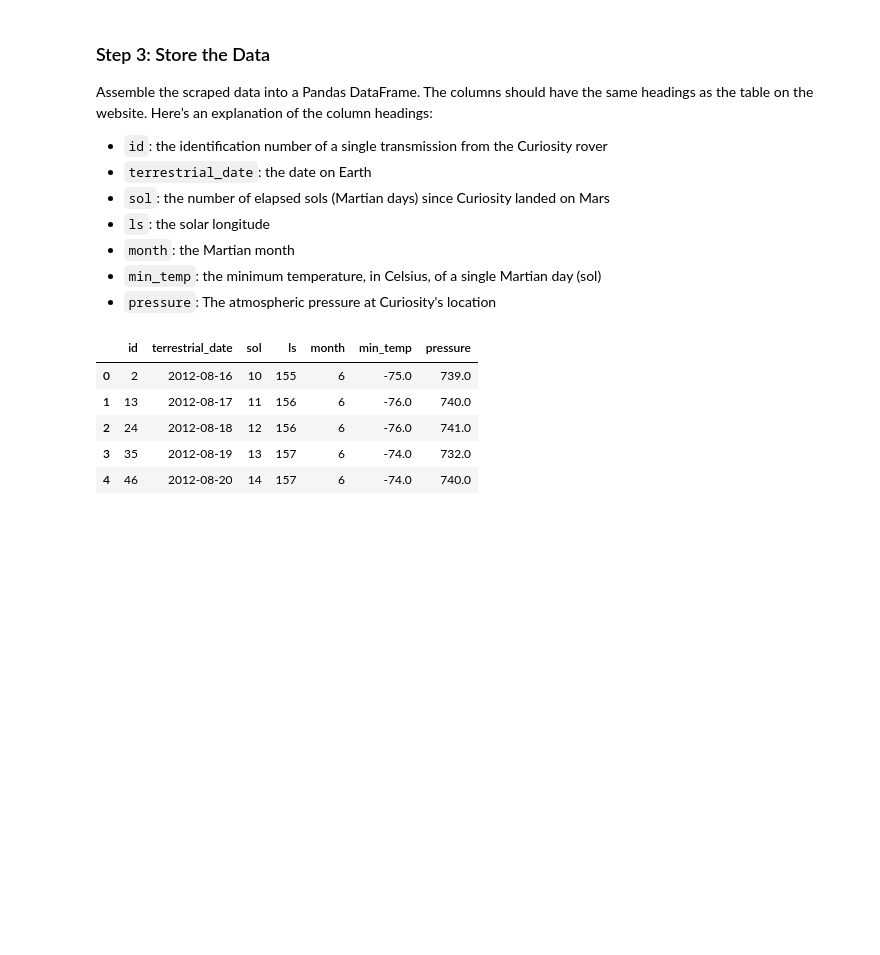
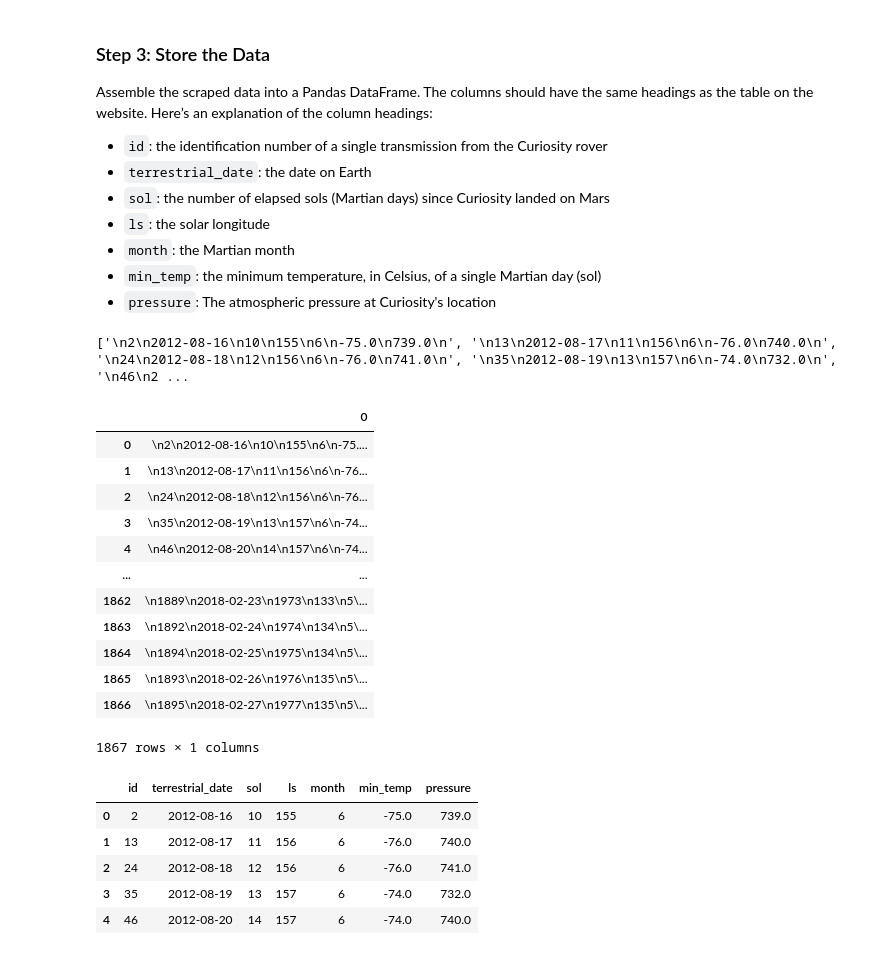
Before and after one commit to yeagernolan19/data_collection_challange, a Jupyter notebook: part_2_mars_weather.ipynb, the cells around one changed output. Drawn from its saved outputs; the diff is of its cells as text; code cells hidden in the pictures; blank space fills up the shorter version.

```diff
--- a/part_2_mars_weather.ipynb
+++ b/part_2_mars_weather.ipynb
@@ -29,3 +23,4 @@ Note that this can also be achieved by using the Pandas `read_html` function. Ho
 # %%
 # Create a Beautiful Soup Object
+html = browser.html
 soup=soup(html)
@@ -34,2 +27,4 @@ NameError: name 'html' is not defined
 # %%
 # Extract all rows of data
+data=soup.find_all('tr',class_='data-row')
+data
@@ -47,10 +60,29 @@ Assemble the scraped data into a Pandas DataFrame. The columns should have the s
 * `pressure`: The atmospheric pressure at Curiosity's location
 # %%
 # Create an empty list
-
+rows=[]
 # Loop through the scraped data to create a list of rows
+for row in data:
+    rows.append(row.text)
+# %% [output]
+['\n2\n2012-08-16\n10\n155\n6\n-75.0\n739.0\n', '\n13\n2012-08-17\n11\n156\n6\n-76.0\n740.0\n', '\n24\n2012-08-18\n12\n156\n6\n-76.0\n741.0\n', '\n35\n2012-08-19\n13\n157\n6\n-74.0\n732.0\n', '\n46\n2 ...
 # %%
 # Create a Pandas DataFrame by using the list of rows and a list of the column names
+pd.DataFrame(rows)
+# %% [output]
+|  | 0 |
+| 0 | \n2\n2012-08-16\n10\n155\n6\n-75.... |
+| 1 | \n13\n2012-08-17\n11\n156\n6\n-76... |
+| 2 | \n24\n2012-08-18\n12\n156\n6\n-76... |
+| 3 | \n35\n2012-08-19\n13\n157\n6\n-74... |
+| 4 | \n46\n2012-08-20\n14\n157\n6\n-74... |
+| ... | ... |
+| 1862 | \n1889\n2018-02-23\n1973\n133\n5\... |
+| 1863 | \n1892\n2018-02-24\n1974\n134\n5\... |
+| 1864 | \n1894\n2018-02-25\n1975\n134\n5\... |
+| 1865 | \n1893\n2018-02-26\n1976\n135\n5\... |
+| 1866 | \n1895\n2018-02-27\n1977\n135\n5\... |
+1867 rows × 1 columns
 # %%
 # Confirm DataFrame was created successfully
 # %% [output]
```
Also changed, not shown: parts of 3 cells of this notebook, 1 other file.
